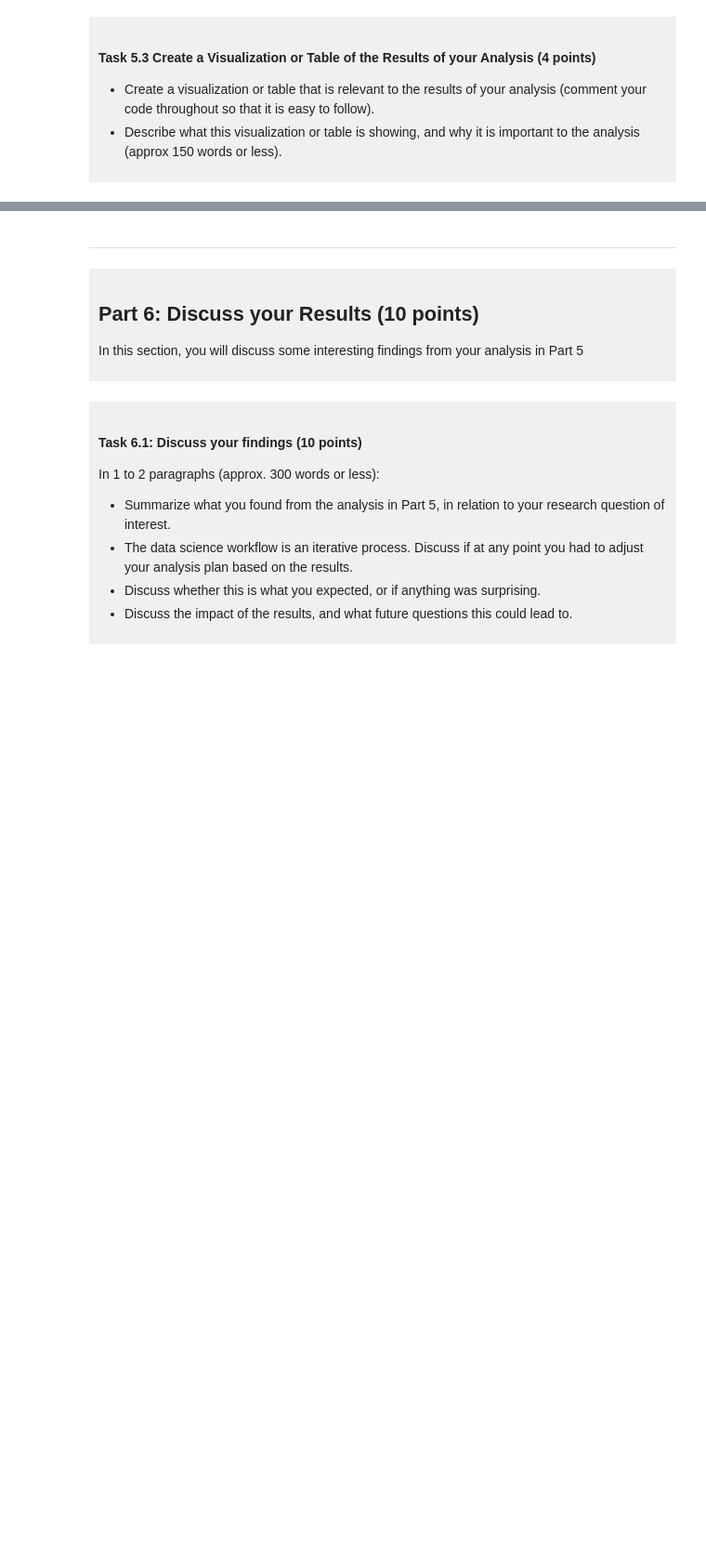
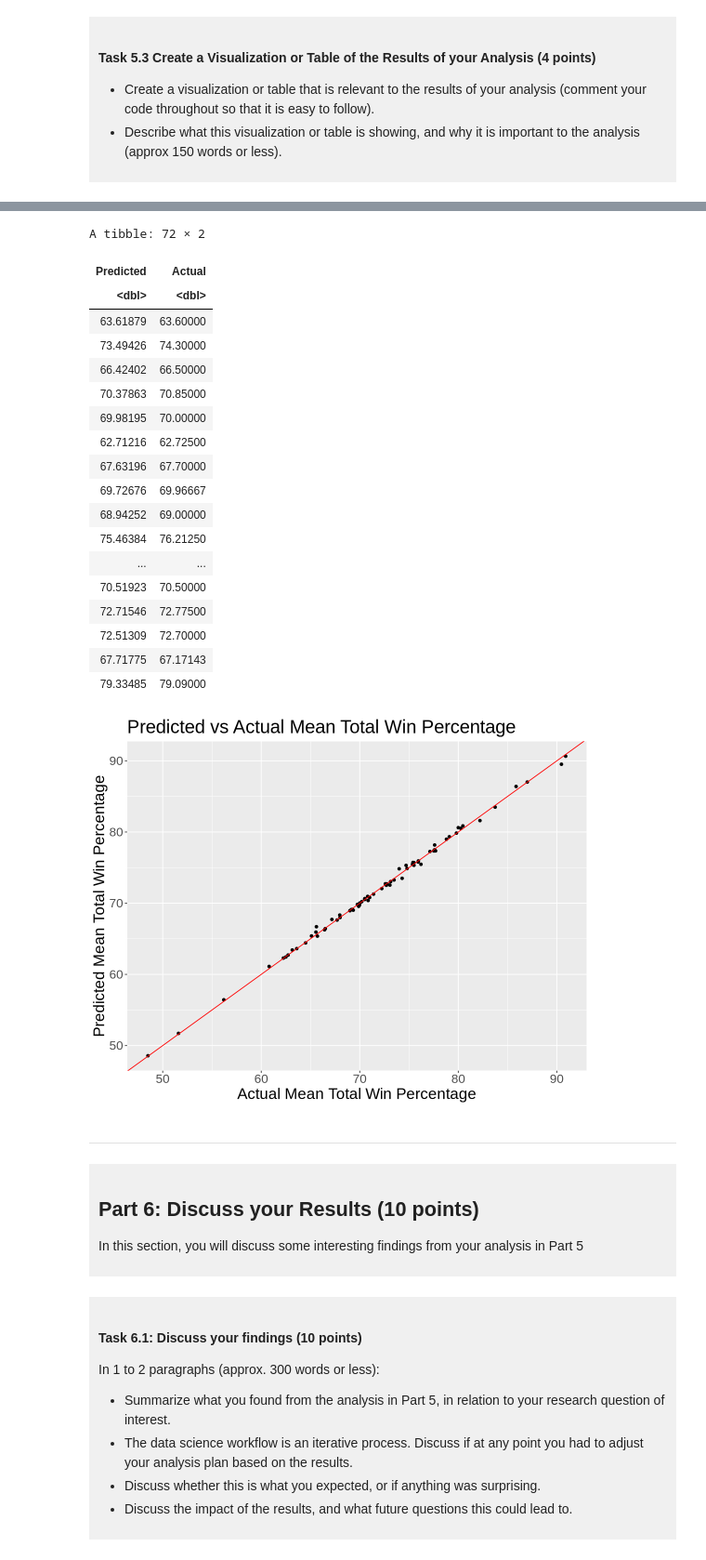
Before and after one commit to amyL126/dsci-100-project-amy-liang, a Jupyter notebook: dsci-100-project-notebook.ipynb, the cells around one changed output, grey strips where cells are left out. Shown at 93% size. Saved outputs shown, nothing was run; the diff lists cells and outputs as text; code cells hidden in the pictures; blank space fills up the shorter version.

Commit message:
completed the linear regression analysis and created a visual for the results

```diff
--- a/dsci-100-project-notebook.ipynb
+++ b/dsci-100-project-notebook.ipynb
@@ -524,5 +585,38 @@ This is a *draft*, we require a commit at this stage but it does not need to be
 # %%
-### EDIT THIS CODE CELL ###
+test_predictions <- predict(final_fit, testing_data) |>
+    bind_cols(testing_data)
+test_predictions <- test_predictions |>
+    select(Predicted = .pred, Actual = mean_total_wins_pct)
+test_predictions
+
+predictions_truth_plot <- test_predictions |>
+    ggplot(aes(x = Actual, y = Predicted)) +
+    geom_point() +
+    geom_abline(intercept = 0, slope = 1, color = "red") +
+    labs(title = "Predicted vs Actual Mean Total Win Percentage", x = "Actual Mean Total Win Percentage", y = "Predicted Mean Total Win Percentage") +
+    theme(text = element_text(size = 20))
+predictions_truth_plot
+# %% [output]
+A tibble: 72 × 2
+| Predicted | Actual |
+| <dbl> | <dbl> |
+| 63.61879 | 63.60000 |
+| 73.49426 | 74.30000 |
+| 66.42402 | 66.50000 |
+| 70.37863 | 70.85000 |
+| 69.98195 | 70.00000 |
+| 62.71216 | 62.72500 |
+| 67.63196 | 67.70000 |
+| 69.72676 | 69.96667 |
+| 68.94252 | 69.00000 |
+| 75.46384 | 76.21250 |
+| ... | ... |
+| 70.51923 | 70.50000 |
+| 72.71546 | 72.77500 |
+| 72.51309 | 72.70000 |
+| 67.71775 | 67.17143 |
+| 79.33485 | 79.09000 |
+[figure, added]
 # %% [markdown]
 -----
 # %% [markdown]
```
Also changed, not shown: parts of 2 cells of this notebook.
